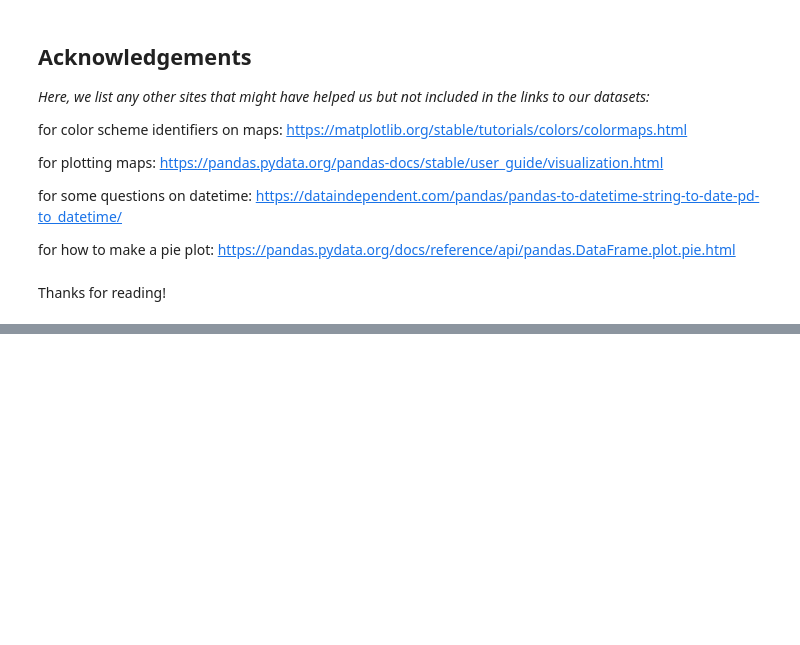
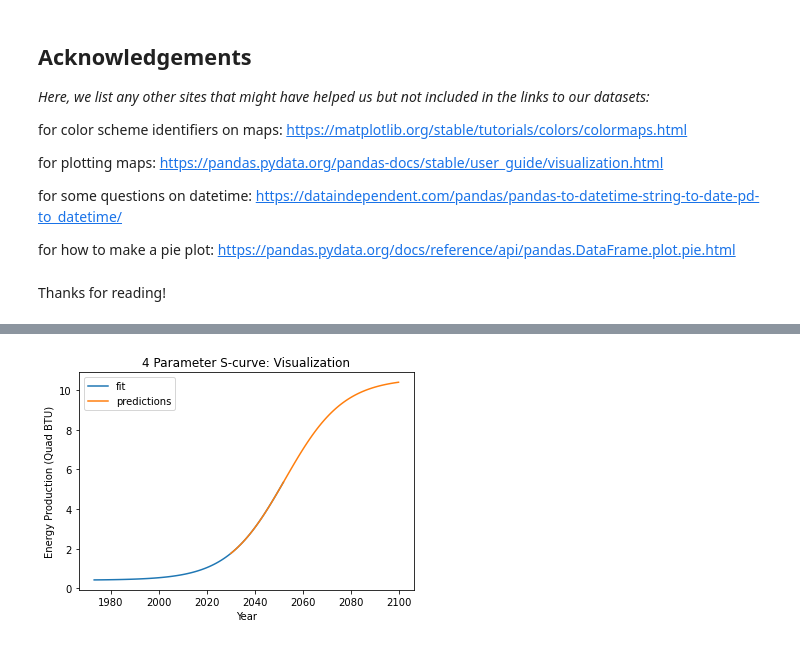
Before and after one commit to akkij26/info_2950, a Jupyter notebook: Phase_2_final.ipynb, the cells around one changed output, grey strips where cells are left out. Cells and saved outputs as stored; diff of their text form; code cells hidden in the pictures; blank space fills up the shorter version.

```diff
--- a/Phase_2_final.ipynb
+++ b/Phase_2_final.ipynb
@@ -497,20 +503,0 @@ plt.show()
-# %%
-# evaluation of significance
-#coef_df = np.zeros(1000)
-#for i in range(1000):
-#    sample_df = new_tot.sample(n = new_tot.shape[0], replace = True)
-#    model = LinearRegression().fit(sample_df[['year']], sample_df[['energy']])
-#    coef_df[i] = model.coef_[0][0]
-
-#plt.hist(coef_df)
-#plt.show()
-
-
-coef_df = np.zeros(1000)
-for i in range(1000):
-    sample_df = annual_df.sample(n = annual_df.shape[0], replace = True)
-    model = LinearRegression().fit(sample_df[['year']], sample_df[['Total Renewable Energy Production']])
-    coef_df[i] = model.coef_[0][0]
-
-plt.hist(coef_df)
-plt.show()
@@ -543,0 +593,36 @@ plt.show()
+# %%
+x = pd.array(total_df['year'])
+y = pd.array(total_df['Total Renewable Energy Production'])
+
+def fourPL(x, A, B, C, D):
+    return ((A-D)/(1.0+((x/C)**(B))) + D)
+
+def PL4_pred (x):
+    y_pred = ((A-D)/(1.0+((x/C)**(B))) + D)
+    return y_pred
+
+guess = [min(y), np.median(x), 2030 , 6]
+params, params_covariance = curve_fit(fourPL, x, y, guess)
+
+A = params[0]
+B = params[1]
+C = params[2]
+D = params[3]
+
+upy = np.linspace(2030, 2100, 71)
+new_y_vals_3 = np.zeros(71)
+for i in range(71):
+    out = PL4_pred(upy[i])
+    new_y_vals_3[i] = out
+
+y_nnn = fourPL(x, *params)
+#plt.plot(x, y, 'o', label='data')
+plt.plot(x,y_nnn, label='fit')
+plt.plot(upy, new_y_vals_3, label = 'predictions')
+plt.xlabel('Year')
+plt.ylabel('Energy Production (Quad BTU)')
+plt.title('4 Parameter S-curve: Visualization')
+plt.legend(loc='best')
+plt.show()
+# %% [output]
+[figure, added]
```
Also changed, not shown: parts of 40 cells of this notebook.
